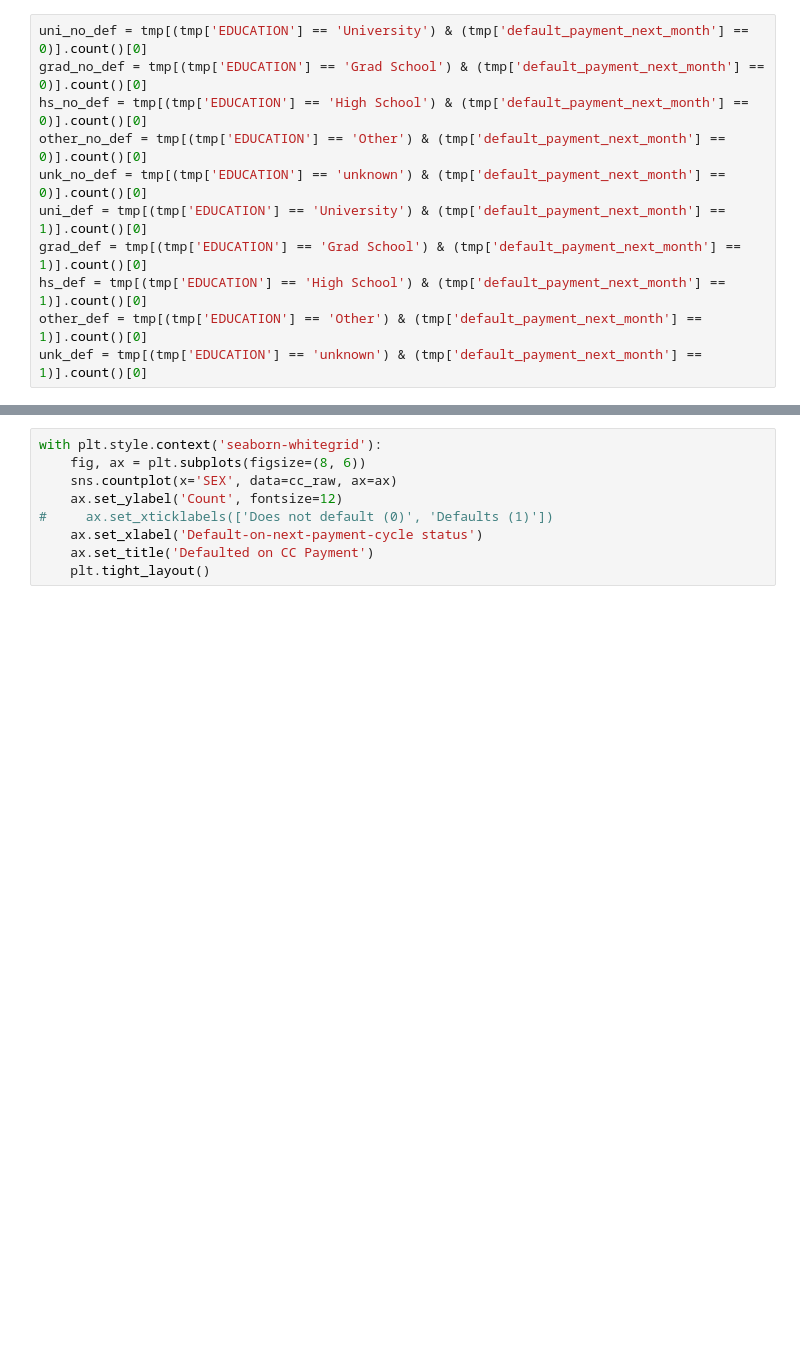
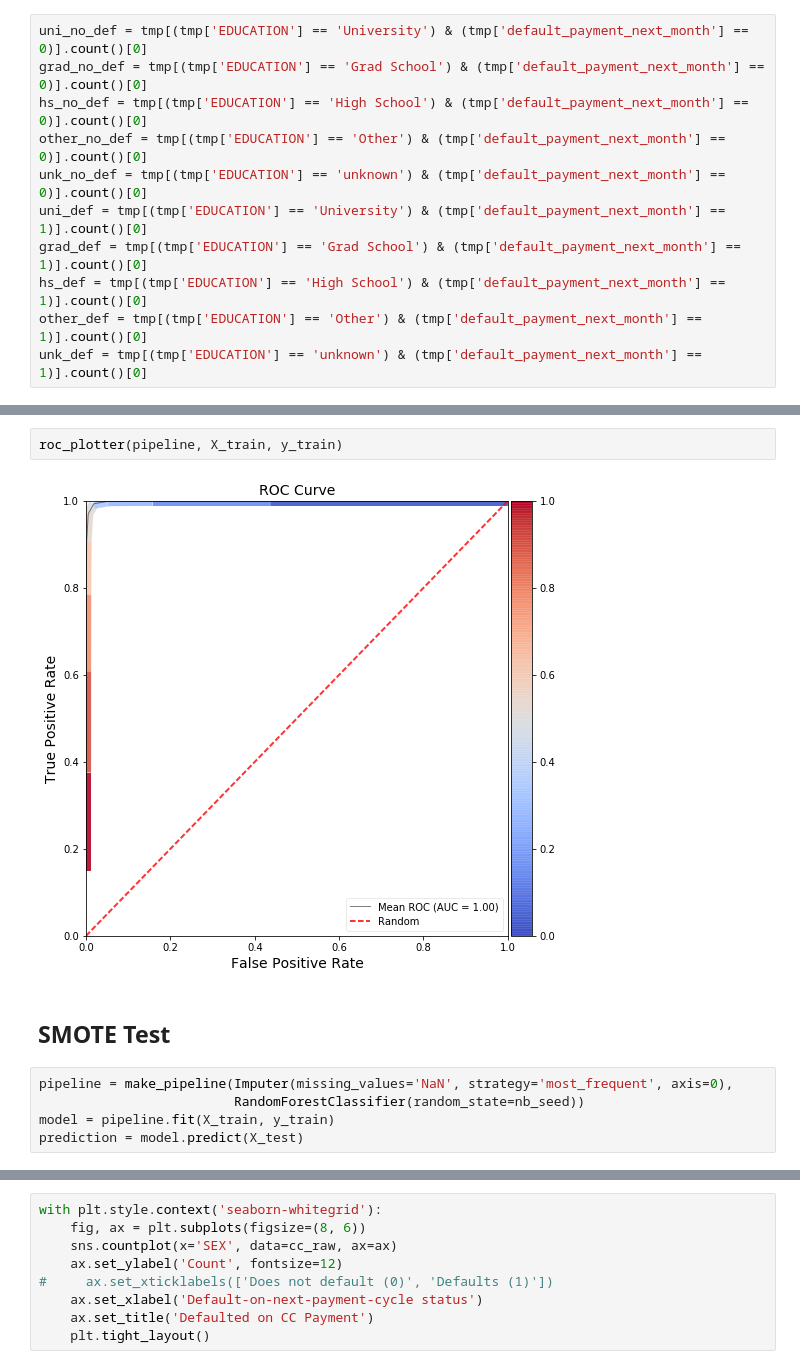
Before and after one commit to MattTriano/personal_site_public, a Jupyter notebook: Credit_Card_data.ipynb, the cells around one changed output, grey strips where cells are left out. Saved outputs shown, nothing was run; the diff lists cells and outputs as text; blank space fills up the shorter version.

```diff
--- a/Credit_Card_data.ipynb
+++ b/Credit_Card_data.ipynb
@@ -210,0 +379,11 @@ Percent of Unknowns who defaulted:           8.15%
+# %%
+roc_plotter(pipeline, X_train, y_train)
+# %% [output]
+[figure, added]
+# %% [markdown]
+## SMOTE Test
+# %%
+pipeline = make_pipeline(Imputer(missing_values='NaN', strategy='most_frequent', axis=0),
+                         RandomForestClassifier(random_state=nb_seed))
+model = pipeline.fit(X_train, y_train)
+prediction = model.predict(X_test)
```
Also changed, not shown: parts of 38 cells of this notebook.
